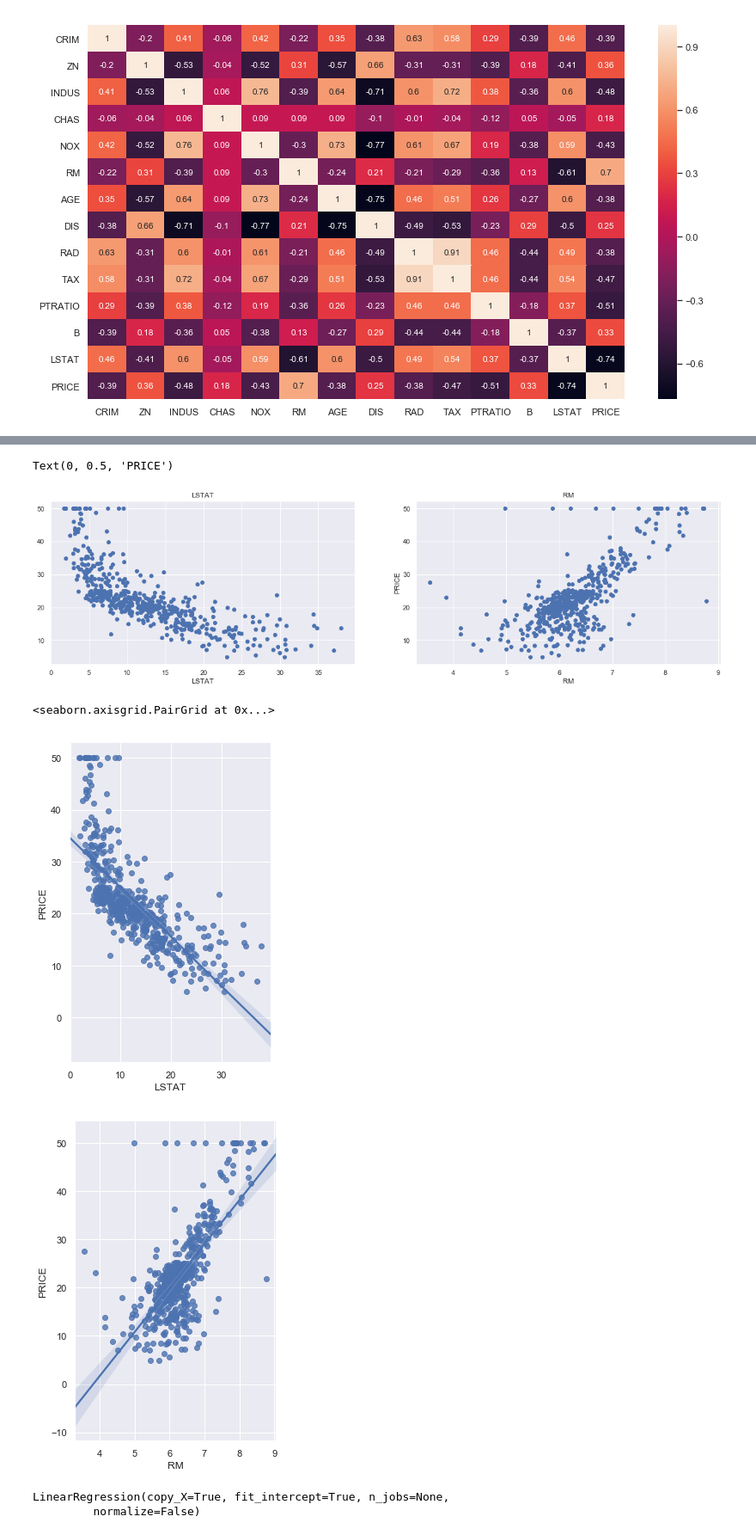
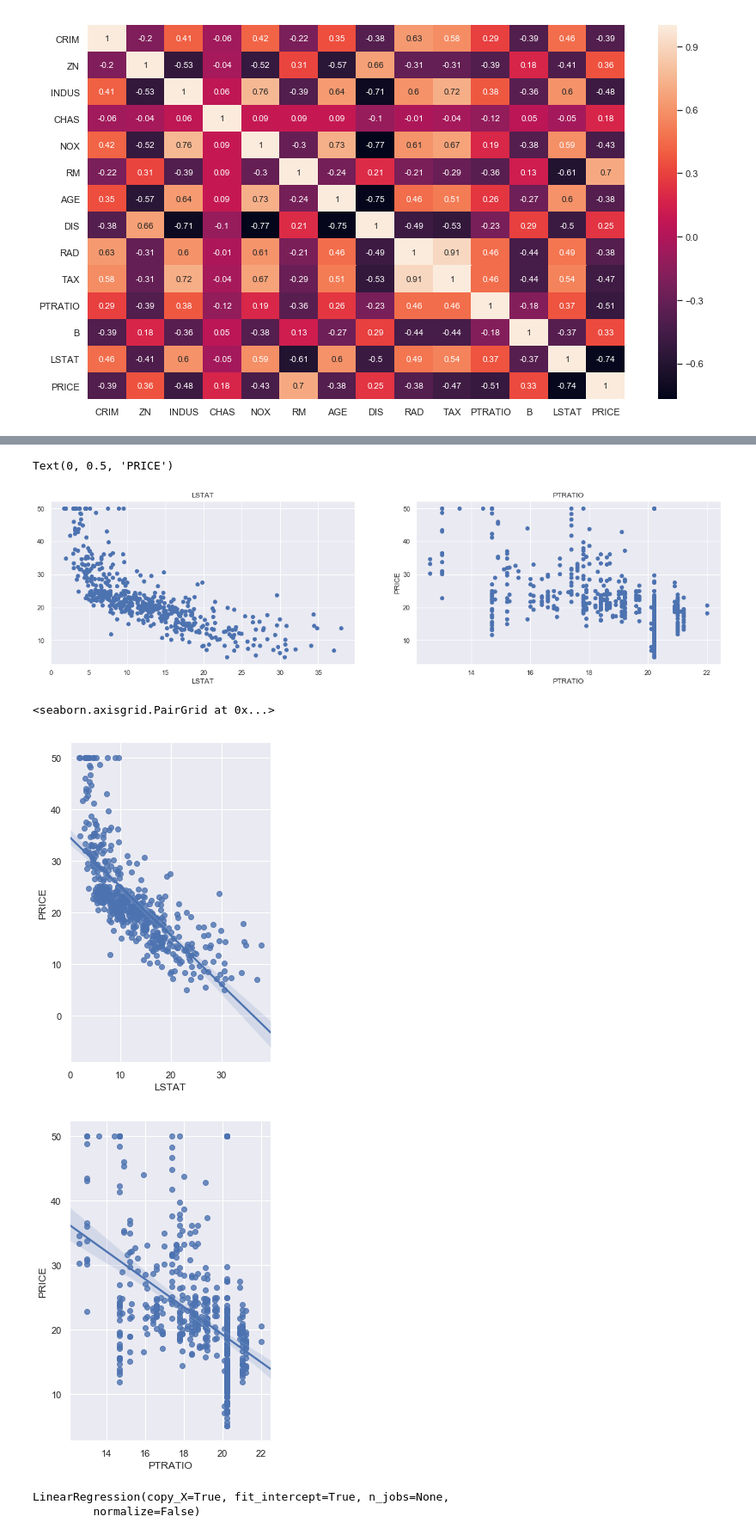
Before and after one commit to Anes31/Boston_Housing, a Jupyter notebook: Boston.ipynb, the cells around one changed output, grey strips where cells are left out. Shown at 86% size. Drawn from its saved outputs; the diff is of its cells as text; code cells hidden in the pictures.

```diff
--- a/Boston.ipynb
+++ b/Boston.ipynb
@@ -122,7 +137,7 @@ sns.heatmap(data=correlation_matrix, annot=True)
 # %%
 plt.figure(figsize=(20, 5))
 
-features = ['LSTAT', 'RM']
+features = ['LSTAT', 'PTRATIO']
 target = data['PRICE']
 
 for i, col in enumerate(features):
@@ -135,14 +150,14 @@ for i, col in enumerate(features):
 plt.ylabel('PRICE')
 # %% [output]
 Text(0, 0.5, 'PRICE')
-[figure, old version]
+[figure, new version]
 # %%
 sns.pairplot(data, x_vars=['LSTAT'], y_vars='PRICE', height=6, aspect=0.7, kind='reg')
-sns.pairplot(data, x_vars=['RM'], y_vars='PRICE', height=6, aspect=0.7, kind='reg')
+sns.pairplot(data, x_vars=['PTRATIO'], y_vars='PRICE', height=6, aspect=0.7, kind='reg')
 # %% [output]
 <seaborn.axisgrid.PairGrid at 0x...>
 [figure]
-[figure, old version]
+[figure, new version]
 # %%
 X = data[features]
 y = data['PRICE']
```
Also changed, not shown: parts of 18 cells of this notebook.
